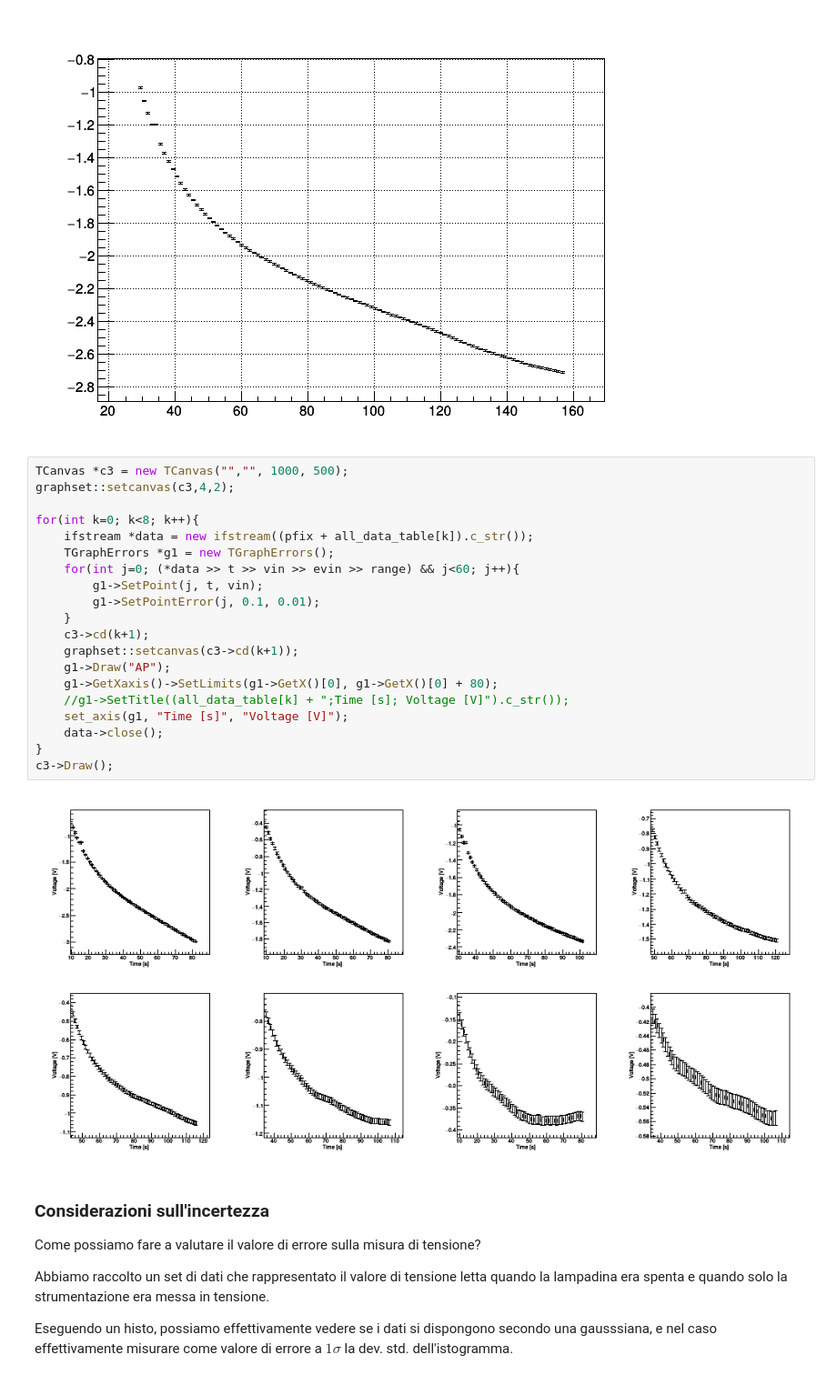
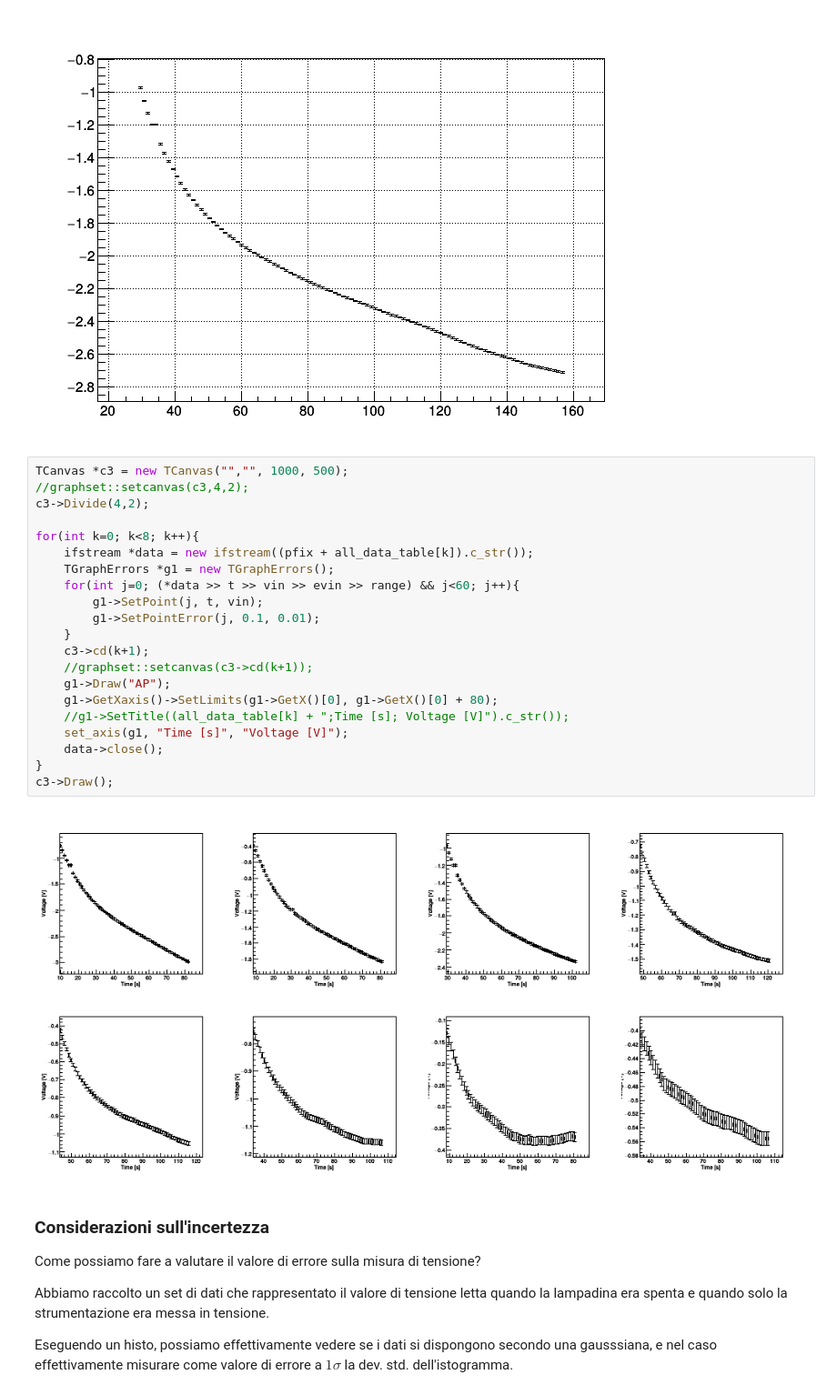
Before and after one commit to mattiasotgia/Lab2, a Jupyter notebook: esperienza_4__irraggiamento_lampadina/analisi_dati/2021_12_21_data_analysis_LAB_R2.ipynb, the cells around one changed output. Shown: that part at 91% size. Saved outputs shown, nothing was run; the diff lists cells and outputs as text.

Commit message:
[LabTools:future fix] Fix `graphset` methods to make plots easier (multiplots and multipads) Update on #2

```diff
--- a/esperienza_4__irraggiamento_lampadina/analisi_dati/2021_12_21_data_analysis_LAB_R2.ipynb
+++ b/esperienza_4__irraggiamento_lampadina/analisi_dati/2021_12_21_data_analysis_LAB_R2.ipynb
@@ -146,26 +146,27 @@ data_table.close();
 [figure]
 # %%
 TCanvas *c3 = new TCanvas("","", 1000, 500);
-graphset::setcanvas(c3,4,2);
+//graphset::setcanvas(c3,4,2);
+c3->Divide(4,2);
 
 for(int k=0; k<8; k++){
     ifstream *data = new ifstream((pfix + all_data_table[k]).c_str());
     TGraphErrors *g1 = new TGraphErrors();
     for(int j=0; (*data >> t >> vin >> evin >> range) && j<60; j++){
         g1->SetPoint(j, t, vin);
         g1->SetPointError(j, 0.1, 0.01);
     }
     c3->cd(k+1);
-    graphset::setcanvas(c3->cd(k+1));
+    //graphset::setcanvas(c3->cd(k+1));
     g1->Draw("AP");
     g1->GetXaxis()->SetLimits(g1->GetX()[0], g1->GetX()[0] + 80);
     //g1->SetTitle((all_data_table[k] + ";Time [s]; Voltage [V]").c_str());
     set_axis(g1, "Time [s]", "Voltage [V]");
     data->close();
 }
 c3->Draw();
 # %% [output]
-[figure, old version]
+[figure, new version]
 # %% [markdown]
 ### Considerazioni sull'incertezza
 
```
Also changed, not shown: parts of 6 cells of this notebook, 2 other files.
